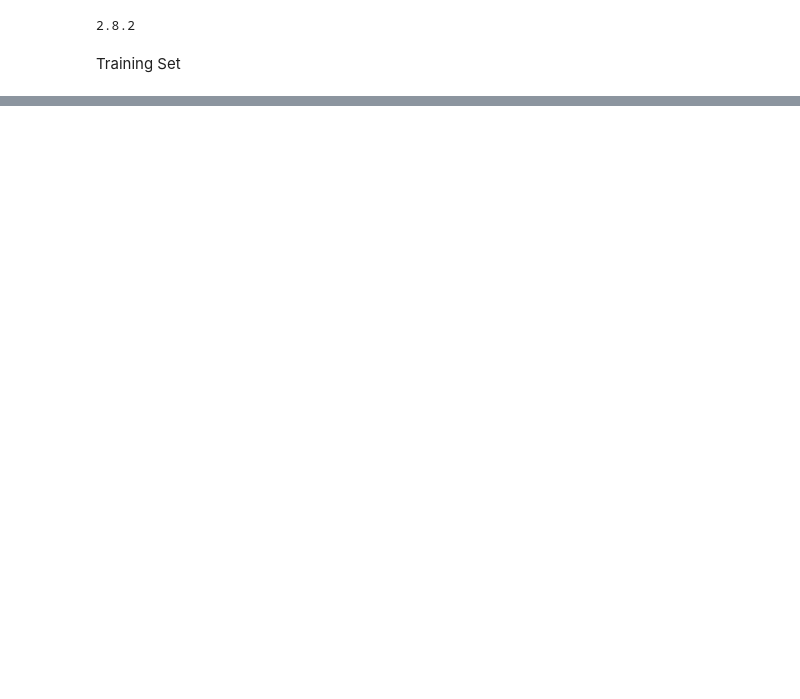
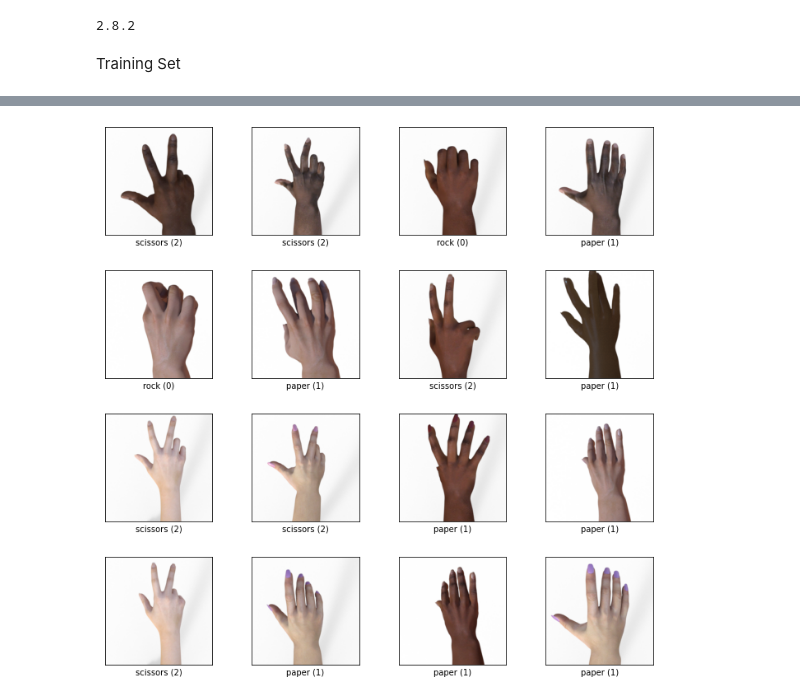
Before and after one commit to TahirCarrim/RockPaperScissors-Classifier, a Jupyter notebook: RockPaperScissorsClassifier.ipynb, the cells around one changed output, grey strips where cells are left out. Saved outputs shown, nothing was run; the diff lists cells and outputs as text; code cells hidden in the pictures; blank space fills up the shorter version.

```diff
--- a/RockPaperScissorsClassifier.ipynb
+++ b/RockPaperScissorsClassifier.ipynb
@@ -24,0 +13,10 @@ print(image_count)
+# %%
+(ds_train, ds_test), ds_info = tfds.load(
+    "rock_paper_scissors",
+    split=["train", "test"],
+    shuffle_files=True,
+    as_supervised = True,
+    with_info = True
+    )
+
+print(ds_info)
@@ -24,0 +41,4 @@ print(image_count)
+# %%
+fig = tfds.show_examples(ds_train, ds_info, rows = 4, cols = 4)
+# %% [output]
+[figure, added]
```
Also changed, not shown: parts of 4 cells of this notebook.
